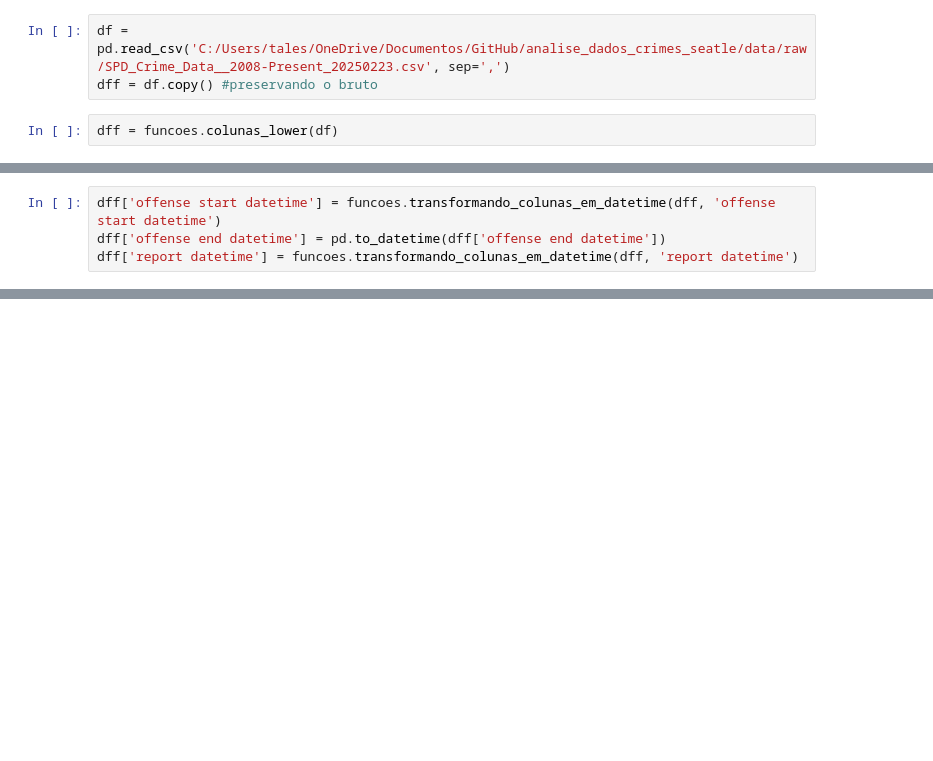
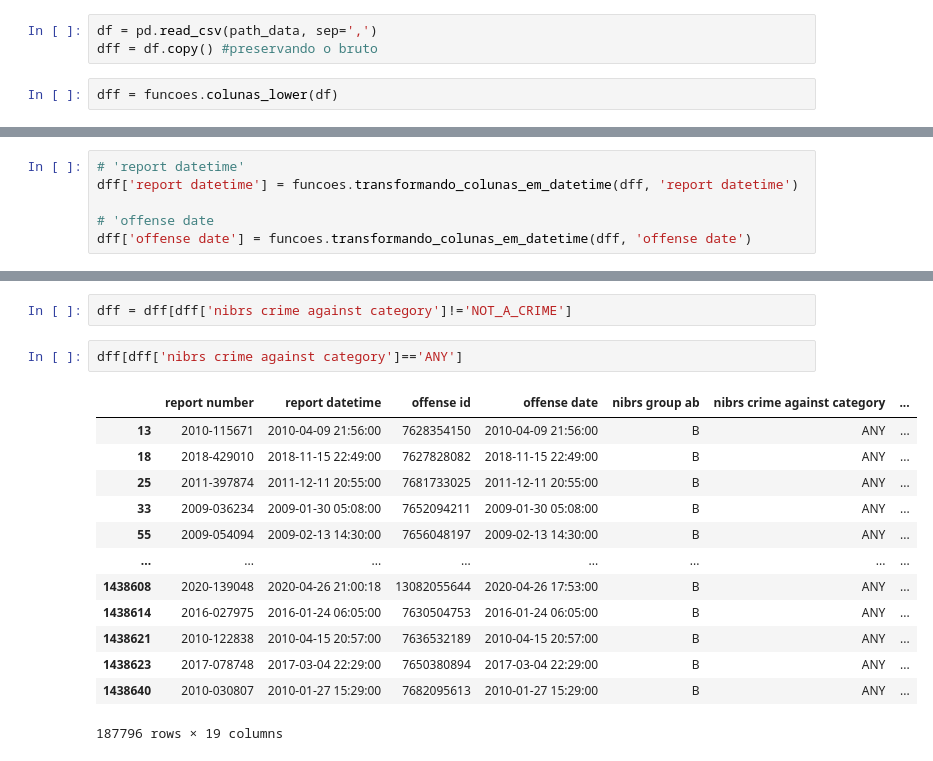
Before and after one commit to talesaraujoc/analise_dados_crimes_seattle, a Jupyter notebook: src/pre_processamento_limpeza_dados.ipynb, the cells around one changed output, grey strips where cells are left out. Cells and saved outputs as stored; diff of their text form; blank space fills up the shorter version.

Commit message:
limpeza_dados

```diff
--- a/src/pre_processamento_limpeza_dados.ipynb
+++ b/src/pre_processamento_limpeza_dados.ipynb
@@ -5,5 +19,5 @@ import funcoes
 # %%
-df = pd.read_csv('C:/Users/tales/OneDrive/Documentos/GitHub/analise_dados_crimes_seatle/data/raw/SPD_Crime_Data__2008-Present_20250223.csv', sep=',')
+df = pd.read_csv(path_data, sep=',')
 dff = df.copy() #preservando o bruto
 # %%
 dff = funcoes.colunas_lower(df)
@@ -21,4 +62,0 @@ df = df.drop(425006)
-# %%
-dff['offense start datetime'] = funcoes.transformando_colunas_em_datetime(dff, 'offense start datetime')
-dff['offense end datetime'] = pd.to_datetime(dff['offense end datetime'])
-dff['report datetime'] = funcoes.transformando_colunas_em_datetime(dff, 'report datetime')
@@ -38,0 +63,6 @@ Name: count, dtype: int64
+# %%
+# 'report datetime'
+dff['report datetime'] = funcoes.transformando_colunas_em_datetime(dff, 'report datetime')
+
+# 'offense date
+dff['offense date'] = funcoes.transformando_colunas_em_datetime(dff, 'offense date')
@@ -38,0 +79,18 @@ Name: count, dtype: int64
+# %%
+dff = dff[dff['nibrs crime against category']!='NOT_A_CRIME']
+# %%
+dff[dff['nibrs crime against category']=='ANY']
+# %% [output]
+|  | report number | report datetime | offense id | offense date | nibrs group ab | nibrs crime against category | ... |
+| 13 | 2010-115671 | 2010-04-09 21:56:00 | 7628354150 | 2010-04-09 21:56:00 | B | ANY | ... |
+| 18 | 2018-429010 | 2018-11-15 22:49:00 | 7627828082 | 2018-11-15 22:49:00 | B | ANY | ... |
+| 25 | 2011-397874 | 2011-12-11 20:55:00 | 7681733025 | 2011-12-11 20:55:00 | B | ANY | ... |
+| 33 | 2009-036234 | 2009-01-30 05:08:00 | 7652094211 | 2009-01-30 05:08:00 | B | ANY | ... |
+| 55 | 2009-054094 | 2009-02-13 14:30:00 | 7656048197 | 2009-02-13 14:30:00 | B | ANY | ... |
+| ... | ... | ... | ... | ... | ... | ... | ... |
+| 1438608 | 2020-139048 | 2020-04-26 21:00:18 | 13082055644 | 2020-04-26 17:53:00 | B | ANY | ... |
+| 1438614 | 2016-027975 | 2016-01-24 06:05:00 | 7630504753 | 2016-01-24 06:05:00 | B | ANY | ... |
+| 1438621 | 2010-122838 | 2010-04-15 20:57:00 | 7636532189 | 2010-04-15 20:57:00 | B | ANY | ... |
+| 1438623 | 2017-078748 | 2017-03-04 22:29:00 | 7650380894 | 2017-03-04 22:29:00 | B | ANY | ... |
+| 1438640 | 2010-030807 | 2010-01-27 15:29:00 | 7682095613 | 2010-01-27 15:29:00 | B | ANY | ... |
+187796 rows × 19 columns
```
Also changed, not shown: parts of 11 cells of this notebook, 4 other files.
